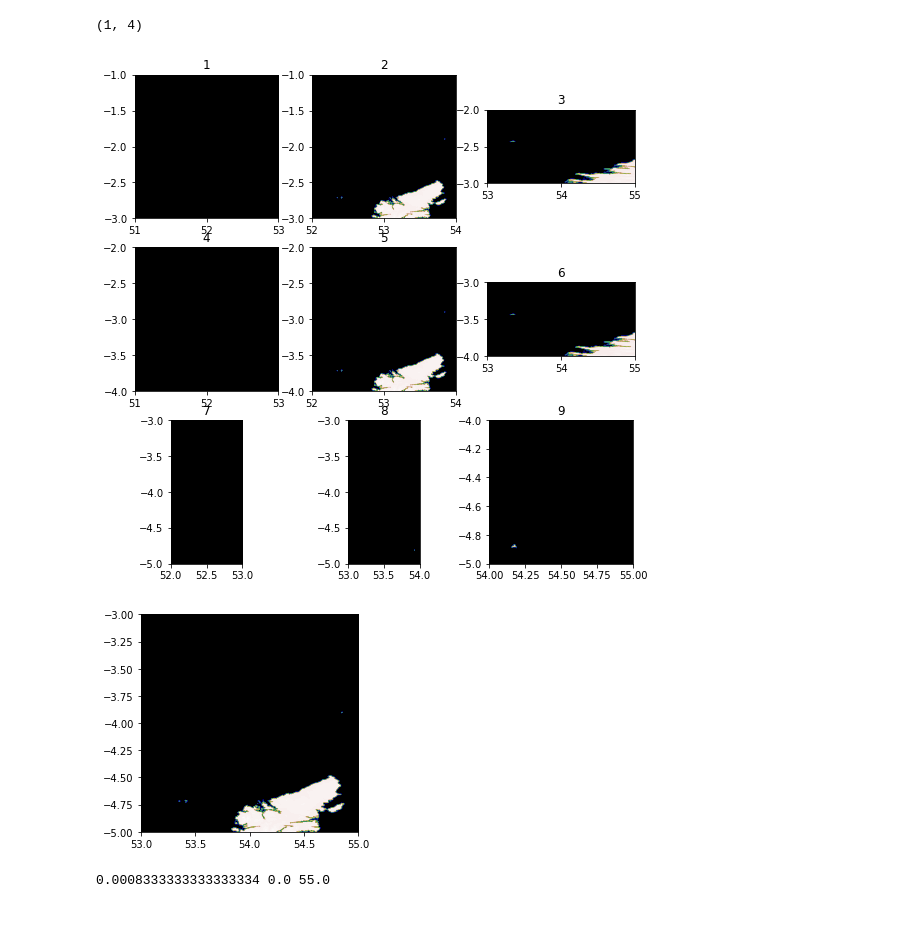
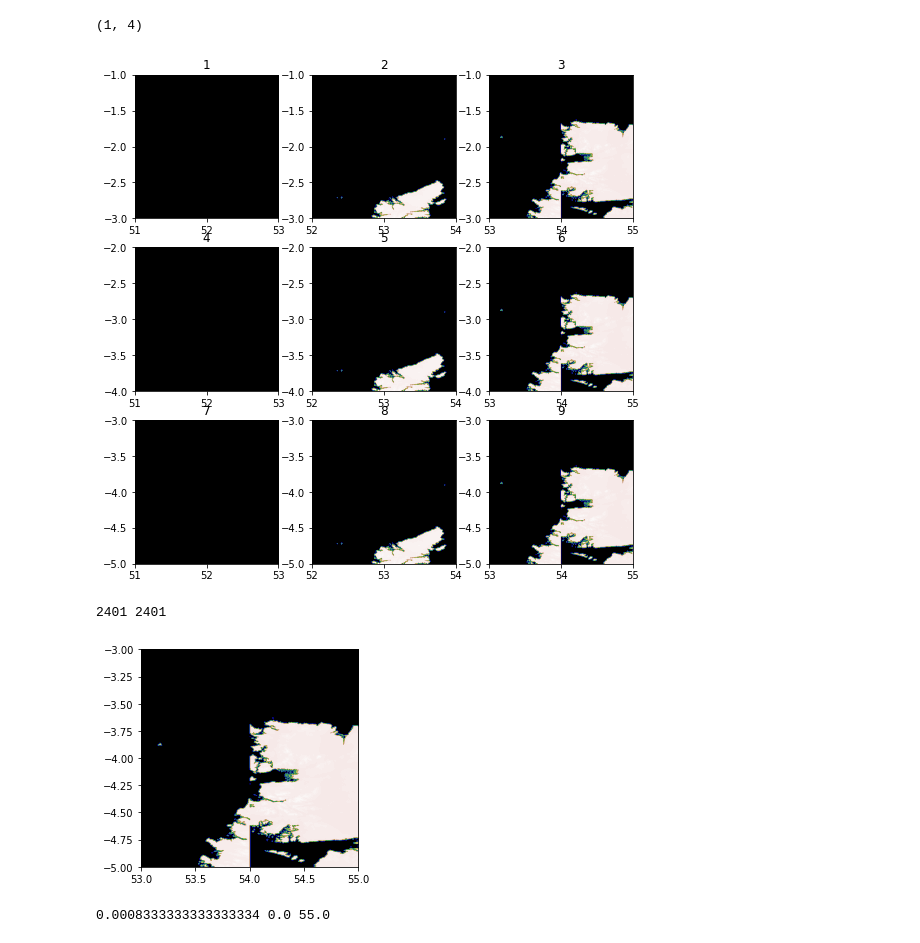
Before and after one commit to NordMan10/GDAL-1, a Jupyter notebook: GDAL 1.ipynb, the cells around one changed output. Drawn from its saved outputs; the diff is of its cells as text; code cells hidden in the pictures.

```diff
--- a/GDAL 1.ipynb
+++ b/GDAL 1.ipynb
@@ -101,8 +92,7 @@ get_pixel_count_to_rounding_and_rect_side(9)
 # %%
 # The function takes big 2D array and returns smaller 2D array in according to passed sizes
 # If the function can't satisfy passed sizes of array, it returns array with less sizes
-def get_2D_array_from_bigger_2D_array(init_arr, left_border,
-                                        top_border,
+def get_2D_array_from_bigger_2D_array(init_arr, left_border, top_border,
                                         tile_size, overlap):
 
     bottom_border = len(init_arr)
@@ -112,10 +102,11 @@ def get_2D_array_from_bigger_2D_array(init_arr, left_border,
     if(right_border - left_border > tile_size + overlap):
         right_border = left_border + tile_size + overlap
 
-    res_arr = np.empty([bottom_border - top_border, right_border - left_border])
+#     res_arr = np.empty([bottom_border - top_border, right_border - left_border])
+    res_arr = []
 
     for i in range(bottom_border - top_border):
-        res_arr[i] = init_arr[i, left_border : right_border]
+        res_arr += [init_arr[i, left_border : right_border]]
 
     return res_arr
 # %%
@@ -173,30 +172,33 @@ import math
 # %%
 def split_rect_in_defined_tails(rects, tail_size, left_border, top_border, overlap):
     # Combine all rects to one entire rect
-    two_top_combined_rects = combine_two_2d_arrays_by_equal_axis(rects[0], rects[1])
-    two_bottom_combined_rects = combine_two_2d_arrays_by_equal_axis(rects[2], rects[3])
-    entire_combined_rect = combine_two_2d_arrays_by_equal_axis(two_top_combined_rects, two_bottom_combined_rects)
+    two_top_combined_rects = np.hstack((rects[0], rects[1]))
+    two_bottom_combined_rects = np.hstack((rects[2], rects[3]))
+    entire_combined_rect = np.vstack((two_top_combined_rects, two_bottom_combined_rects))
+
+#     print(np.shape(two_top_combined_rects))
+#     print(np.shape(two_bottom_combined_rects))
+#     print(np.shape(entire_combined_rect))
 
     # Getting size of default rect (6000 px)
     rect_side_size = rects[0].shape[0]
+#     print(rect_side_size)
 
     free_h_space = rect_side_size - left_border
     free_v_space = rect_side_size - top_border
+    print(free_h_space)
+    print(free_v_space)
 
 
     tails_cnt_in_h_axis = math.ceil(free_h_space / tail_size)
+    print(tails_cnt_in_h_axis)
 
     right_shift = tails_cnt_in_h_axis * tail_size - free_h_space
     bottom_shift = tails_cnt_in_h_axis * tail_size - free_v_space
+    print(right_shift)
+    print(bottom_shift)
 
     res_tails = []
-
-#     v_pos = top_border
-#     h_pos = left_border
-#     while(v_pos + tail_size < rect_side_size):
-#         while(h_pos + tail_size < rect_side_size):
-#             res_tails += [get_2D_array_from_bigger_2D_array(rect[0], h_pos, v_pos, tile_size, overlap).tolist()]
-#             h_pos += tail_size
 
     for i in range(tails_cnt_in_h_axis):
         for j in range(tails_cnt_in_h_axis):
@@ -360,11 +302,14 @@ def plot_image_grid(images, ncols=None, cmap='gist_earth'):
             ax.imshow(img, cmap=cmap, extent=[y1, y0, x0, x1])
             count += 1
 # %%
-plot_image_grid(tails)
+plot_image_grid(np.array(tails))
 # %% [output]
-[figure, old version]
+[figure, new version]
 # %%
-nrows, ncols = np.shape(tails[0])
+tail_idx = 5
+
+nrows, ncols = np.shape(tails[tail_idx])
+print(nrows, ncols)
 
 # I'm making the assumption that the image isn't rotated/skewed/etc.
 # This is not the correct method in general, but let's ignore that for now
@@ -374,10 +319,11 @@ x0, dx, dxdy, y0, dydx, dy = ds.GetGeoTransform()
 x1 = x0 + dx * ncols
 y1 = y0 + dy * nrows
 
-plt.imshow(tails[4], cmap='gist_earth', extent=[y1, y0, x0, x1])
+plt.imshow(tails[tail_idx], cmap='gist_earth', extent=[y1, y0, x0, x1])
 plt.show()
 # %% [output]
+2401 2401
-[figure, old version]
+[figure, new version]
 # %%
 print(dx, dydx, y1)
 # %% [output]
```
Also changed, not shown: parts of 17 cells of this notebook.
